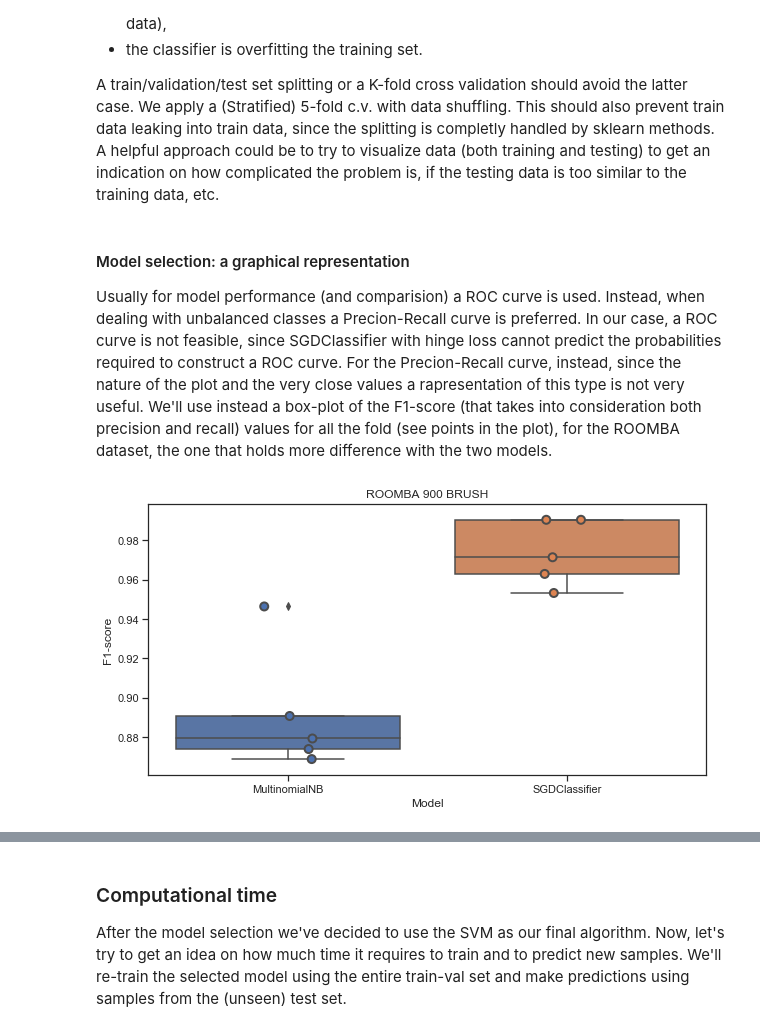
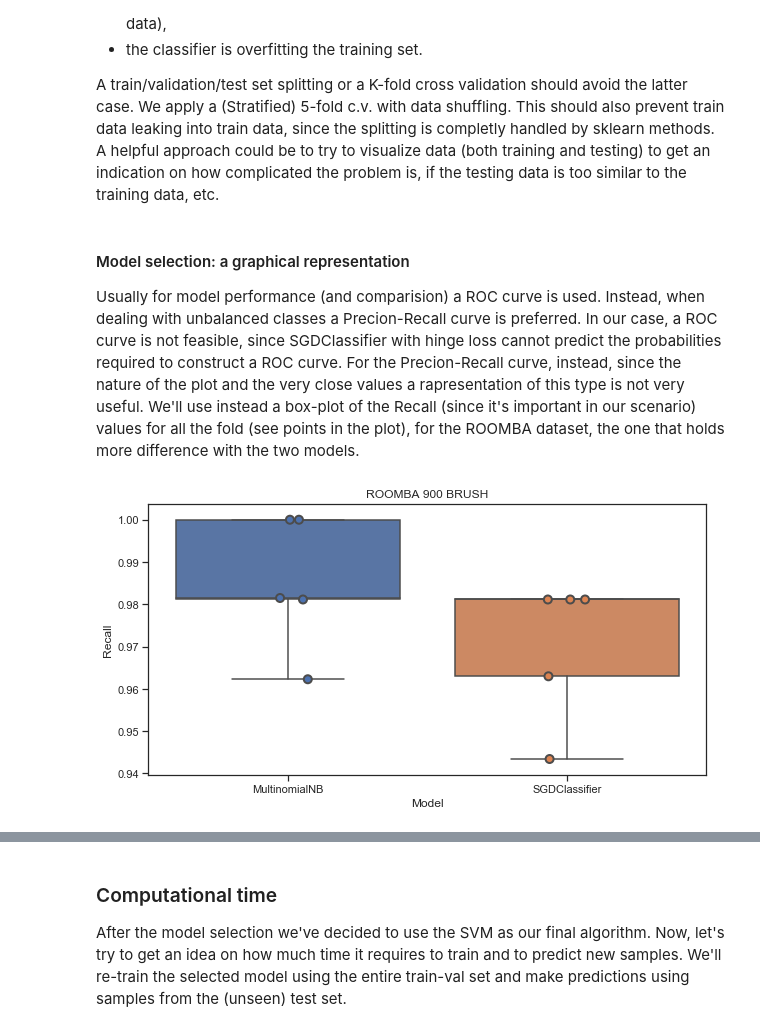
Before and after one commit to mromanelli9/machine-learning-challenges, a Jupyter notebook: coding_test.ipynb, the cells around one changed output, grey strips where cells are left out. Saved outputs shown, nothing was run; the diff lists cells and outputs as text; code cells hidden in the pictures.

```diff
--- a/coding_test.ipynb
+++ b/coding_test.ipynb
@@ -402,36 +403,36 @@ A helpful approach could be to try to visualize data (both training and testing)
 Usually for model performance (and comparision) a ROC curve is used. Instead, when dealing with unbalanced classes a Precion-Recall curve is preferred.
 In our case, a ROC curve is not feasible, since SGDClassifier with hinge loss cannot predict the probabilities required to construct a ROC curve.
 For the Precion-Recall curve, instead, since the nature of the plot and the very close values a rapresentation of this type is not very useful.
-We'll use instead a box-plot of the F1-score (that takes into consideration both precision and recall) values for all the fold (see points in the plot), for the ROOMBA dataset, the one that holds more difference with the two models.
+We'll use instead a box-plot of the Recall (since it's important in our scenario) values for all the fold (see points in the plot), for the ROOMBA dataset, the one that holds more difference with the two models.
 # %%
 def plot_scores(scores:list, title: str):
     # Construct DataFrame for visualization
-    scores_df = pd.DataFrame(scores, columns=['Model', 'Fold id', 'F1-score'],)
+    scores_df = pd.DataFrame(scores, columns=['Model', 'Fold id', 'Recall'],)
 
     # Set the size
     fig, _ = plt.subplots(figsize=(10, 5))
 
     # Plot data
-    sns.boxplot(x='Model', y='F1-score', data=scores_df).set_title(title)
-    sns.stripplot(x='Model', y='F1-score', data=scores_df, size=8, jitter=True, edgecolor="gray", linewidth=2)
+    sns.boxplot(x='Model', y='Recall', data=scores_df).set_title(title)
+    sns.stripplot(x='Model', y='Recall', data=scores_df, size=8, jitter=True, edgecolor="gray", linewidth=2)
 
 scores_data = list()
 
 # Run the comparision for the two models
 for model in [MultinomialNB(), SGDClassifier()]:
     # Remove last classifer from the pipeline
     pipeline.steps.pop(2)
 
     # And replace it with the current classifier
     pipeline.steps.append(['clf', model])
 
     # Run (Stratified)KFold
     scores = model_validation(pipeline, df_roomba_train_val)
 
     # Store the f1-scores (one for each fold) for this model
-    for fold_idx, f1_score in enumerate(scores['test_f1_score']):
+    for fold_idx, f1_score in enumerate(scores['test_recall']):
         scores_data.append((model.__class__.__name__, fold_idx, f1_score))
 
 plot_scores(scores_data, list(PRODUCTS.keys())[2])
 # %% [output]
-[figure, old version]
+[figure, new version]
```
Also changed, not shown: parts of 7 cells of this notebook.
